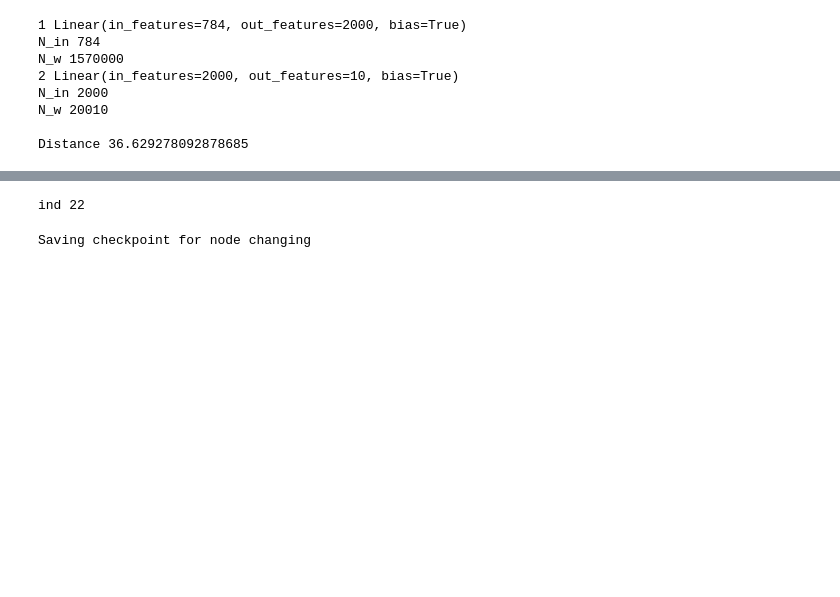
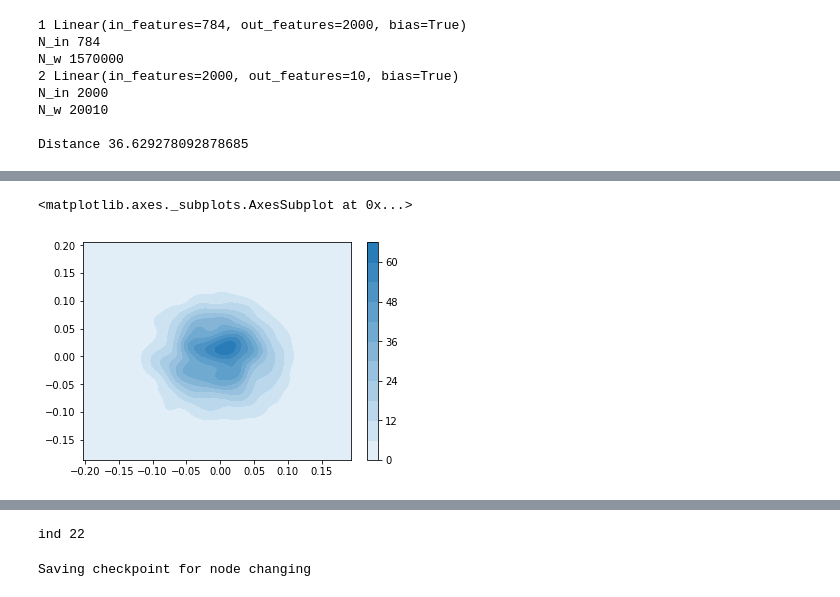
Before and after one commit to avecplezir/dnn-mode-connectivity, a Jupyter notebook: training_distributions.ipynb, the cells around one changed output, grey strips where cells are left out. Saved outputs shown, nothing was run; the diff lists cells and outputs as text; code cells hidden in the pictures; blank space fills up the shorter version.

```diff
--- a/training_distributions.ipynb
+++ b/training_distributions.ipynb
@@ -120,0 +160,8 @@ distance(model1, model2)
+# %%
+S_initial1 = samples(model1)
+S_initial2 = samples(model2)
+# %%
+sns.kdeplot(S_initial1[:, 1], S_initial1[:, 2], shade=True,  cbar=True)
+# %% [output]
+<matplotlib.axes._subplots.AxesSubplot at 0x...>
+[figure, added]
```
Also changed, not shown: parts of 91 cells of this notebook, 25 other files.
